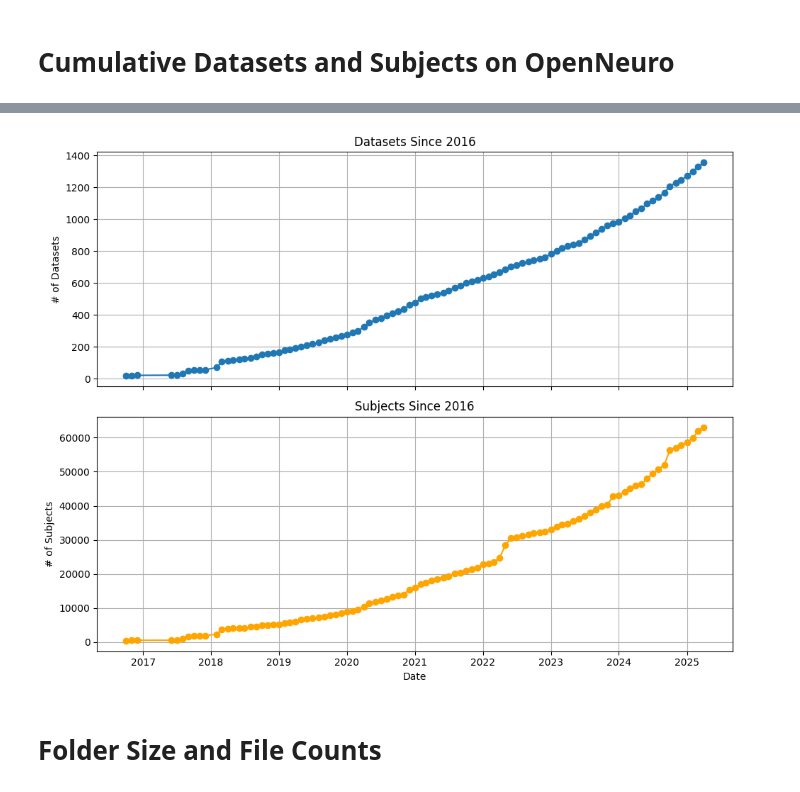
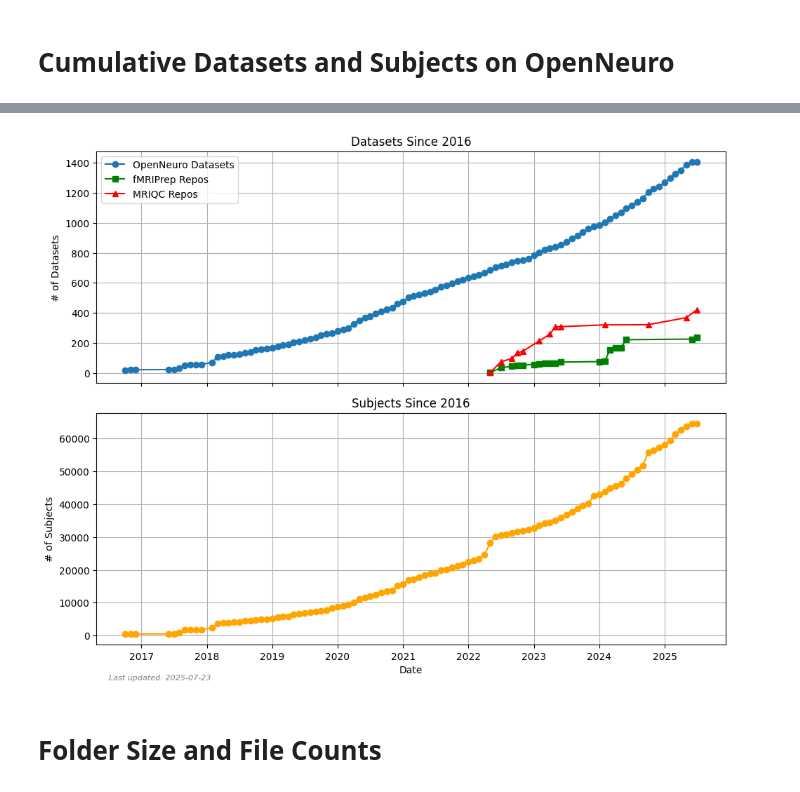
Before and after one commit to demidenm/openneuro_glmfitlins, a Jupyter notebook: scripts/jupyter_notebooks/transformations.ipynb, the cells around one changed output, grey strips where cells are left out. Cells and saved outputs as stored; diff of their text form; code cells hidden in the pictures.

```diff
--- a/scripts/jupyter_notebooks/transformations.ipynb
+++ b/scripts/jupyter_notebooks/transformations.ipynb
@@ -61,6 +67,9 @@ generate_tablecontents("transformations.ipynb")
 # %% [markdown]
 # Cumulative Datasets and Subjects on OpenNeuro
 # %%
+# below code is a modification of Claude req/ssl from git repos maintained by Joe Wexler.
+
+# OpenNeuro data
 ssl_context = ssl._create_unverified_context()
 url = 'https://raw.githubusercontent.com/jbwexler/openneuro_metadata/main/metadata.csv'
 with urllib.request.urlopen(url, context=ssl_context) as response:
@@ -76,13 +85,94 @@ datasets_cumulative = df.groupby('yr_mon').size().cumsum()
 # 2. cumulative subjects
 subjects_cumulative = df.groupby('yr_mon')['num_subjects'].sum().cumsum()
 
+# 3. Fetch derivative repositories from OpenNeuroDerivatives
+def fetch_derivative_repos():
+    """Fetch all derivative repositories from OpenNeuroDerivatives organization"""
+    repos = []
+    page = 1
+    per_page = 100
+
+    while True:
+        url = f"https://api.github.com/orgs/OpenNeuroDerivatives/repos?page={page}&per_page={per_page}"
+
+        try:
+            response = requests.get(url)
+            response.raise_for_status()
+            data = response.json()
+
+            if not data:  # No more repositories
+                break
+
+            repos.extend(data)
+            page += 1
+
+        except requests.exceptions.RequestException as e:
+            print(f"Error fetching repositories: {e}")
+            break
+
+    return repos
+
+# Fetch and process derivative repository data
+print("Fetching derivative repositories...")
+all_repos = fetch_derivative_repos()
+
+# Filter for fMRIPrep and MRIQC repositories
+fmriprep_repos = [repo for repo in all_repos if 'fmriprep' in repo['name'].lower()]
+mriqc_repos = [repo for repo in all_repos if 'mriqc' in repo['name'].lower()]
+
+# Process fMRIPrep repositories
+if fmriprep_repos:
+    fmriprep_data = []
+    for repo in fmriprep_repos:
+        fmriprep_data.append({
+            'name': repo['name'],
+            'created_at': repo['created_at'],
+            'updated_at': repo['updated_at']
+        })
+
+    fmriprep_df = pd.DataFrame(fmriprep_data)
+    fmriprep_df['created_at'] = pd.to_datetime(fmriprep_df['created_at'])
+    fmriprep_df['yr_mon'] = fmriprep_df['created_at'].dt.to_period('M')
+    fmriprep_cumulative = fmriprep_df.groupby('yr_mon').size().cumsum()
+
+    print(f"Found {len(fmriprep_repos)} fMRIPrep repositories")
+else:
+    print("No fMRIPrep repositories found")
+    fmriprep_cumulative = pd.Series(dtype='int64')
+
+# Process MRIQC repositories
+if mriqc_repos:
+    mriqc_data = []
+    for repo in mriqc_repos:
+        mriqc_data.append({
+            'name': repo['name'],
+            'created_at': repo['created_at'],
+            'updated_at': repo['updated_at']
+        })
+
+    mriqc_df = pd.DataFrame(mriqc_data)
+    mriqc_df['created_at'] = pd.to_datetime(mriqc_df['created_at'])
+    mriqc_df['yr_mon'] = mriqc_df['created_at'].dt.to_period('M')
+    mriqc_cumulative = mriqc_df.groupby('yr_mon').size().cumsum()
+
+    print(f"Found {len(mriqc_repos)} MRIQC repositories")
+else:
+    print("No MRIQC repositories found")
+    mriqc_cumulative = pd.Series(dtype='int64')
+
+# Create the plot with 2 subplots
 fig, axes = plt.subplots(2, 1, figsize=(10, 8), sharex=True)
 
-# Fig 1: datasets
-axes[0].plot(datasets_cumulative.index.to_timestamp(), datasets_cumulative.values, marker='o')
+# Fig 1: datasets (including fMRIPrep and MRIQC repos)
+axes[0].plot(datasets_cumulative.index.to_timestamp(), datasets_cumulative.values, marker='o', label='OpenNeuro Datasets')
+if not fmriprep_cumulative.empty:
+    axes[0].plot(fmriprep_cumulative.index.to_timestamp(), fmriprep_cumulative.values, marker='s', color='green', label='fMRIPrep Repos')
+if not mriqc_cumulative.empty:
+    axes[0].plot(mriqc_cumulative.index.to_timestamp(), mriqc_cumulative.values, marker='^', color='red', label='MRIQC Repos')
 axes[0].set_ylabel('# of Datasets')
 axes[0].set_title('Datasets Since 2016')
 axes[0].grid(True)
+axes[0].legend()
 
 # Fig 2: subjects
 axes[1].plot(subjects_cumulative.index.to_timestamp(), subjects_cumulative.values, marker='o', color='orange')
@@ -91,6 +181,12 @@ axes[1].set_title('Subjects Since 2016')
 axes[1].set_xlabel('Date')
 axes[1].grid(True)
 
+today = datetime.now().strftime('%Y-%m-%d')
+
+footnote_text = f"Last updated: {today}"
+axes[1].text(0.02, -0.15, footnote_text, transform=axes[1].transAxes,
+             fontsize=8, style='italic', color='gray')
+
 plt.tight_layout()
 plt.show()
 # %% [output]
@@ -97,4 +196,4 @@ plt.show()
-[figure, old version]
+[figure, new version]
 # %% [markdown]
 # Folder Size and File Counts
 # %%
```
Also changed, not shown: parts of 32 cells of this notebook, 4 other files.
